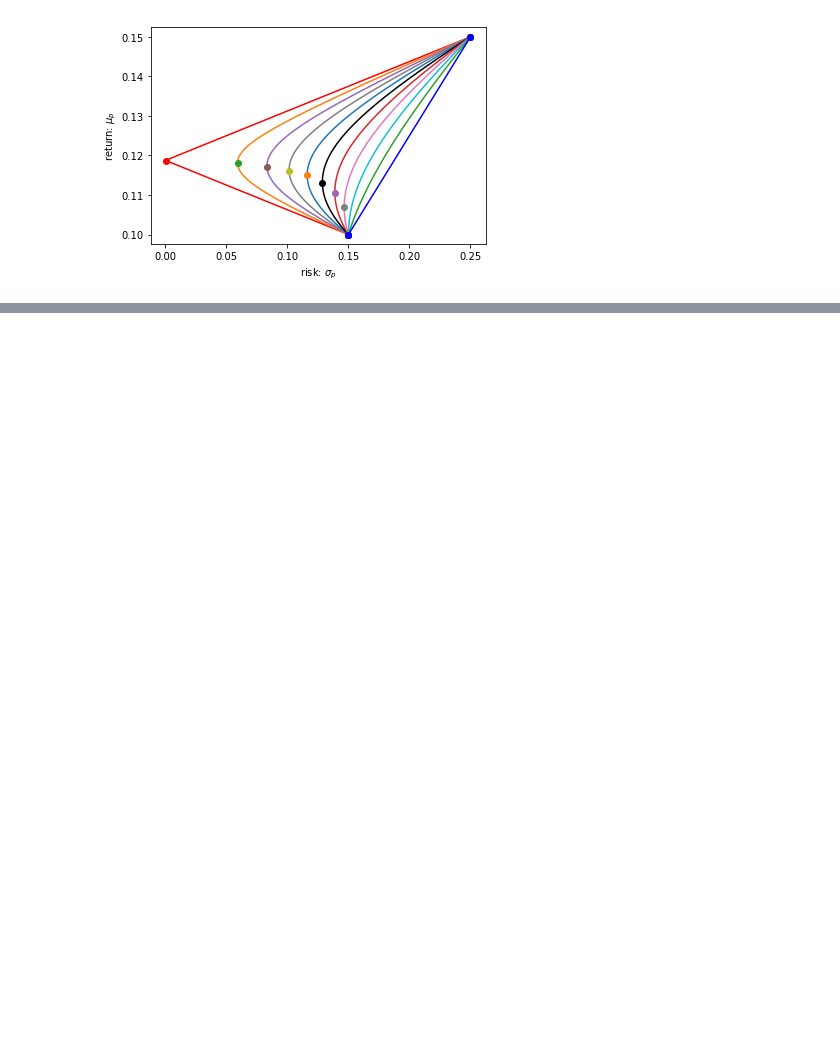
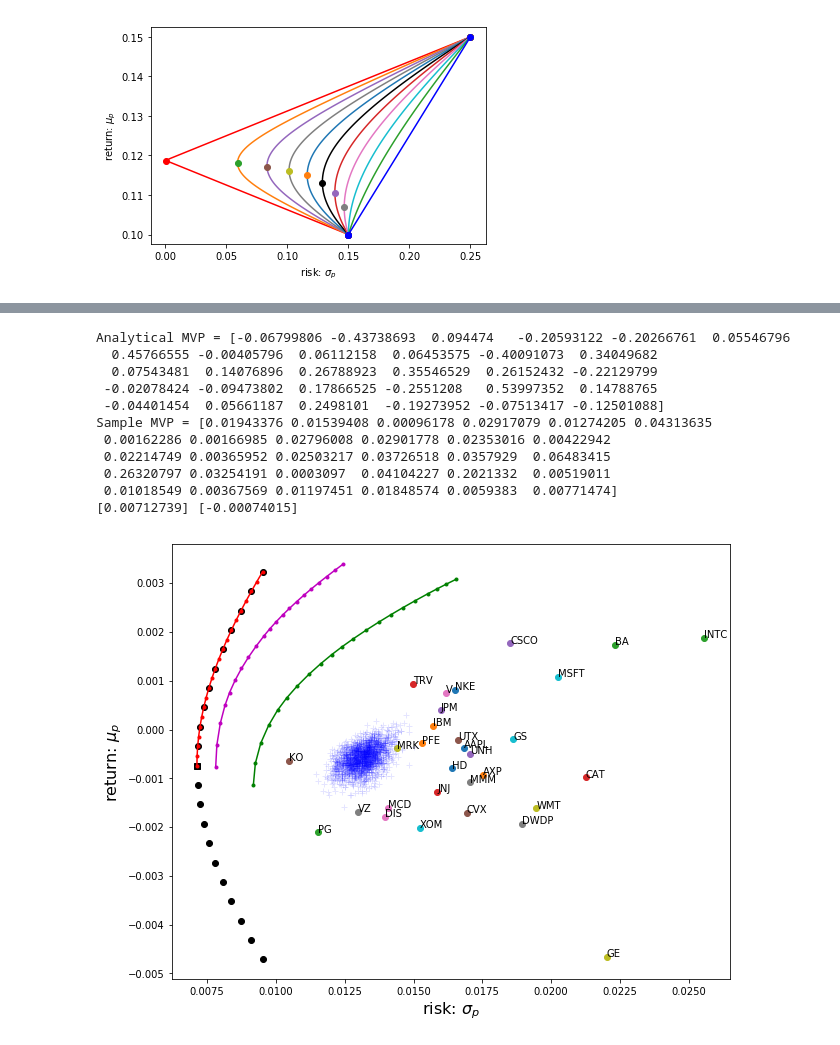
Before and after one commit to yhyoscar/sklearn-study, a Jupyter notebook: 20180421_PortfolioOpt/note_portopt.ipynb, the cells around one changed output, grey strips where cells are left out. Cells and saved outputs as stored; diff of their text form; code cells hidden in the pictures; blank space fills up the shorter version.

Commit message:
update portfolio opt and EM

```diff
--- a/20180421_PortfolioOpt/note_portopt.ipynb
+++ b/20180421_PortfolioOpt/note_portopt.ipynb
@@ -582,0 +662,51 @@ Sample MVP = [0.32198559 0.44941859 0.22859582]
+# %%
+plt.figure(figsize=(10,8))
+for i in range(len(syms)):
+    plt.plot(np.sqrt(sigma[i,i]), mu[i], 'o')
+    plt.text(np.sqrt(sigma[i,i]), mu[i], syms[i])
+
+# Monte-Carlo simulation
+w = sampling_weight(nx=len(syms), nsp=2000, flag=1)
+pr, ps = port_retrisk(mu, sigma, w)
+plt.plot(ps, pr, 'b+', alpha=0.1)
+
+# Minimum variance portfolio
+wmvp = minvarport(sigma)
+print('Analytical MVP =', wmvp[0])
+print('Sample MVP =', w[np.argmin(ps),:])
+r_mvp, s_mvp = port_retrisk(mu, sigma, wmvp)
+plt.plot( s_mvp, r_mvp, 'ks')
+print(s_mvp, r_mvp)
+
+# Efficient frontier: analytic solution
+lam = np.linspace(-0.01, 0.01, 21)  # Lagrange multiplier
+efw, efp = effrontier(mu, sigma, lam=lam, flag=1)
+plt.plot( efp[:,1], efp[:,0], 'ko')
+
+# Efficient frontier: quadratic optimization
+lam = np.linspace(0, 0.01, 21)  # Lagrange multiplier
+efw, efp = effrontier(mu, sigma, lam=lam, flag=2, bound=1.0)
+plt.plot( efp[:,1], efp[:,0], 'r.-')
+lam = np.linspace(0, 0.03, 21)  # Lagrange multiplier
+efw, efp = effrontier(mu, sigma, lam=lam, flag=2, bound=0.2)
+plt.plot( efp[:,1], efp[:,0], 'm.-')
+lam = np.linspace(0, 0.06, 21)  # Lagrange multiplier
+efw, efp = effrontier(mu, sigma, lam=lam, flag=2, bound=0.1)
+plt.plot( efp[:,1], efp[:,0], 'g.-')
+
+plt.xlabel('risk: $\sigma_p$', fontsize=16)
+plt.ylabel('return: $\mu_p$', fontsize=16)
+plt.show()
+# %% [output]
+Analytical MVP = [-0.06799806 -0.43738693  0.094474   -0.20593122 -0.20266761  0.05546796
+  0.45766555 -0.00405796  0.06112158  0.06453575 -0.40091073  0.34049682
+  0.07543481  0.14076896  0.26788923  0.35546529  0.26152432 -0.22129799
+ -0.02078424 -0.09473802  0.17866525 -0.2551208   0.53997352  0.14788765
+ -0.04401454  0.05661187  0.2498101  -0.19273952 -0.07513417 -0.12501088]
+Sample MVP = [0.01943376 0.01539408 0.00096178 0.02917079 0.01274205 0.04313635
+ 0.00162286 0.00166985 0.02796008 0.02901778 0.02353016 0.00422942
+ 0.02214749 0.00365952 0.02503217 0.03726518 0.0357929  0.06483415
+ 0.26320797 0.03254191 0.0003097  0.04104227 0.2021332  0.00519011
+ 0.01018549 0.00367569 0.01197451 0.01848574 0.0059383  0.00771474]
+[0.00712739] [-0.00074015]
+[figure, added]
```
Also changed, not shown: parts of 15 cells of this notebook.
